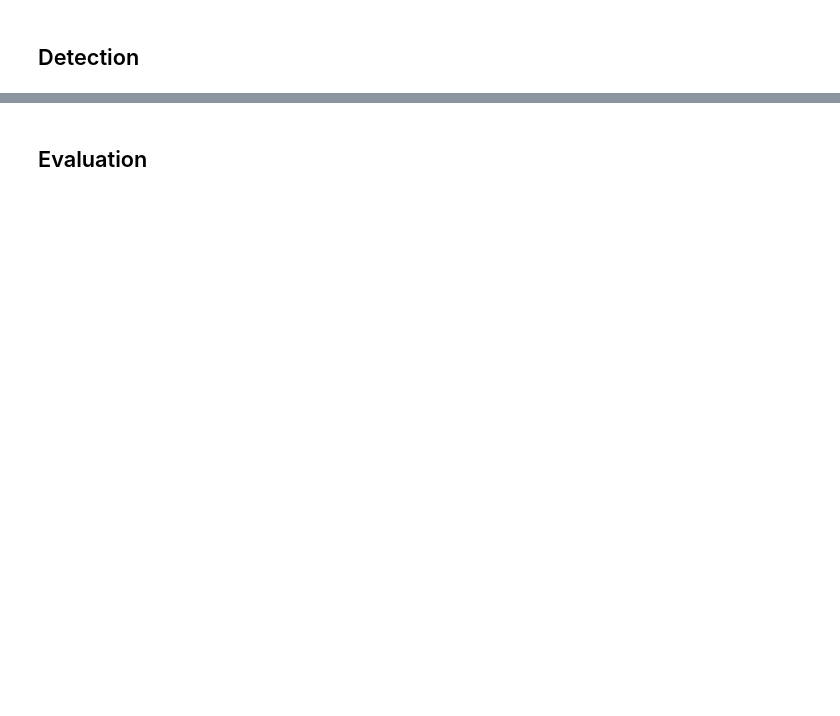
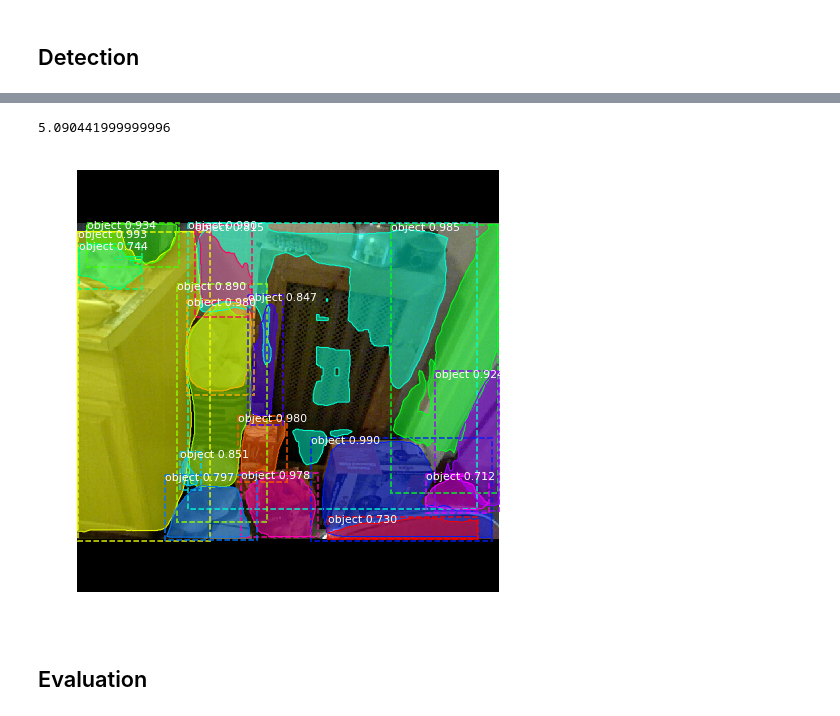
Before and after one commit to orestis-z/Mask_RCNN, a Jupyter notebook: instance_segmentation/sceneNN/eval.ipynb, the cells around one changed output, grey strips where cells are left out. Cells and saved outputs as stored; diff of their text form; code cells hidden in the pictures; blank space fills up the shorter version.

```diff
--- a/instance_segmentation/sceneNN/eval.ipynb
+++ b/instance_segmentation/sceneNN/eval.ipynb
@@ -87,16 +104,21 @@ visualize.display_instances(image, bbox, mask, class_ids, dataset_test.class_nam
 # %%
 # model_paths = model.find_all()
 # for model_path in model_paths:
 #     print("Loading weights from ", model_path[0])
 #     for checkpoint in model_path[1]:
 #         print("    " + checkpoint)
         # model.load_weights(checkpoint, by_name=True)
-model.load_weights(model.find_last()[1], by_name=True)
+# model.load_weights(model.find_last()[1], by_name=True)
+MODEL_PATH = os.path.join(ROOT_DIR, "logs/seg_scenenn20171109T1726/mask_rcnn_seg_scenenn_0115.h5")
+model.load_weights(MODEL_PATH, by_name=True)
 start = time.clock()
 r = model.detect([original_image])[0]
 print(time.clock() - start)
 visualize.display_instances(image, r['rois'], r['masks'], r['class_ids'],
                     dataset_test.class_names, r['scores'], ax=get_ax())
+# %% [output]
+5.090441999999996
+[figure, added]
 # %% [markdown]
 ## Evaluation
 # %%
```
Also changed, not shown: parts of 4 cells of this notebook, 9 other files.
